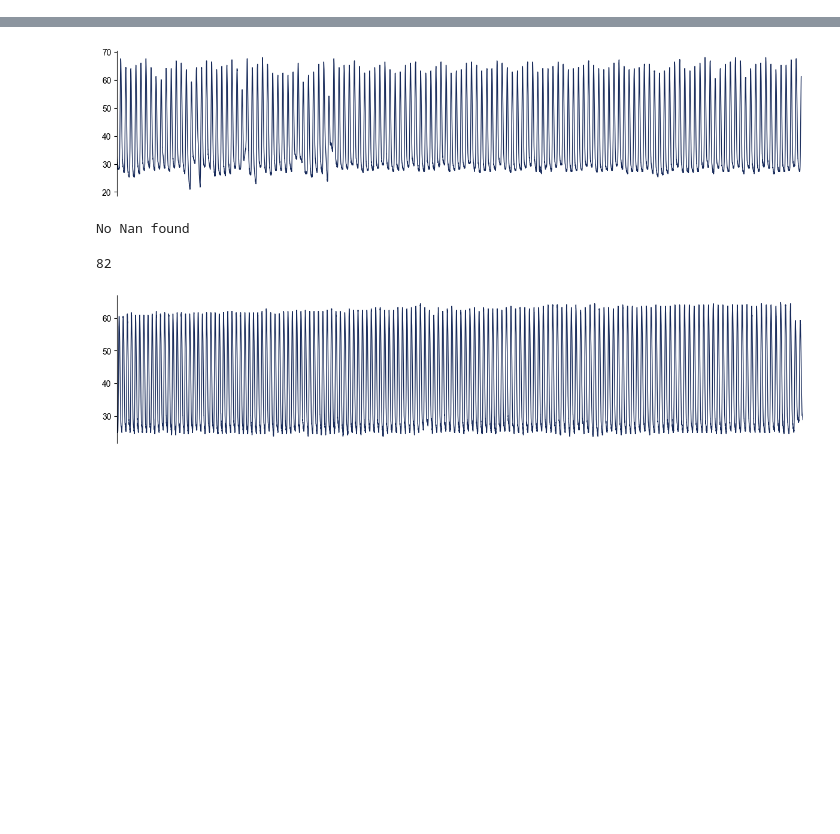
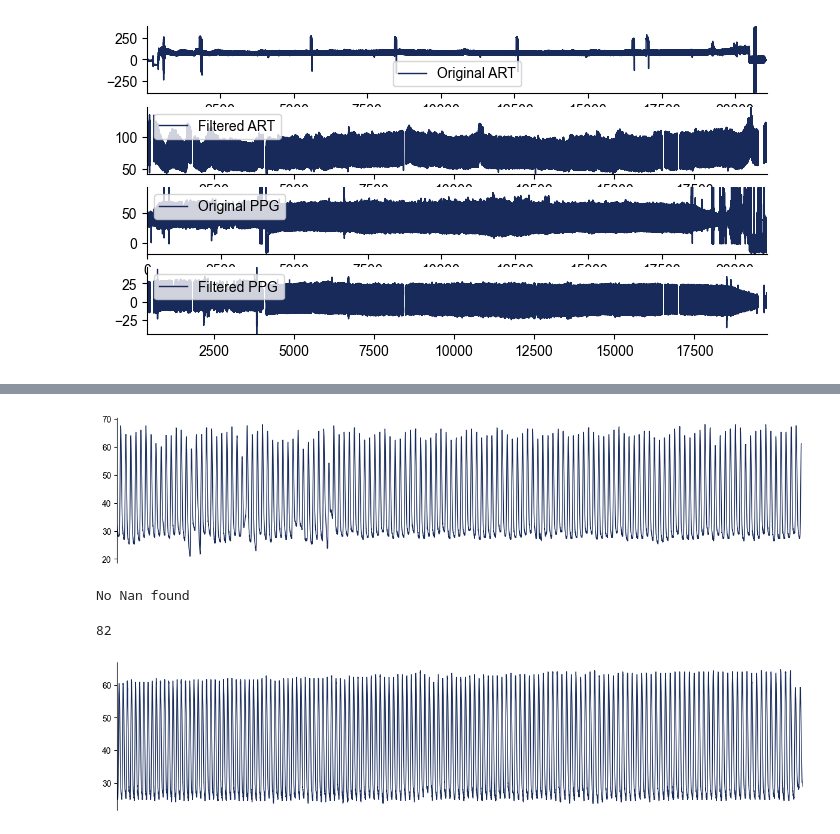
Before and after one commit to rohansanda/bp_prediction_cs229, a Jupyter notebook: processing_take3.ipynb, the cells around one changed output, grey strips where cells are left out. Drawn from its saved outputs; the diff is of its cells as text; code cells hidden in the pictures; blank space fills up the shorter version.

```diff
--- a/processing_take3.ipynb
+++ b/processing_take3.ipynb
@@ -104,0 +216,3 @@ Total 3235 cases found
+# %%
+vcaseids= valid_caseids
+vcaseids
@@ -104,0 +272,85 @@ Total 3235 cases found
+# %%
+for id in vcaseids:
+    vcaseid = caseids[id]
+    track_names = ['ECG_II', 'ART', 'PLETH']
+    vf = vitaldb.VitalFile(caseids[id], track_names)
+    data = vf.to_numpy(track_names, 1/fs)
+    t = np.arange(data.shape[0]) / fs
+
+    art, ppg = data[:, 1], data[:, 2]
+
+    nan_indices = np.isnan(ppg)
+    non_nan_indices = np.arange(len(ppg))[~nan_indices]
+    non_nan_values_ppg = ppg[~nan_indices]
+    non_nan_values_art = art[~nan_indices]
+
+    interp_val_ppg = np.interp(nan_indices.nonzero()[0], non_nan_indices, non_nan_values_ppg)
+    inter_val_art = np.interp(nan_indices.nonzero()[0], non_nan_indices, non_nan_values_art)
+
+    ppg[nan_indices] = interp_val_ppg
+    art[nan_indices] = inter_val_art
+
+    #um(ta=None, tb = None, data=[art, ppg], t=t)
+
+    nyquist_freq = fs / 2
+    cutoff_freq = [0.5, 8]  # Hz
+    order = 4
+
+    # Calculate filter coefficients
+    b, a = ss.butter(order, [0.5 / nyquist_freq, 8 / nyquist_freq], btype='band')
+
+    # Apply zero-phase filtering to PPG signal
+    ppg_filt = ss.filtfilt(b, a, ppg)
+
+    #art_filt = hampel(art, 100, 5)
+    #um(ta=None, tb = None, data=[ppg_filt], t=t)
+
+    ppg_mask = processor_phase1(ppg_filt, art=False)
+    art_mask = processor_phase1(art)
+
+    valid = ppg_mask & art_mask
+
+    labels = np.cumsum(np.diff(valid, prepend=False))
+    counts = np.bincount(labels)[labels]
+    mask = valid & (counts > fs*61)                     #fs*61 is in the window length --> 61 second windows
+
+    artm, ppgm = art.copy(), ppg_filt.copy()
+    artm[~mask] = np.nan
+    ppgm[~mask] = np.nan
+
+    plt.figure(figsize=(8,4))
+    plt.subplot(4,1,1)
+    plt.plot(t, art, lw=1, label = "Original ART")
+    #plt.xlim([0, len(ppg)])
+    sns.despine()
+    plt.gca().margins(0)
+    plt.legend()
+
+    plt.subplot(4,1,2)
+    plt.plot(t, artm, lw=1, label = "Filtered ART")
+    #plt.xlim([0, len(ppg)])
+    sns.despine()
+    plt.gca().margins(0)
+    plt.legend()
+
+    plt.subplot(4,1,3)
+    plt.plot(t, ppg, lw=1, label = "Original PPG")
+    #plt.xlim([0, len(ppg)])
+    sns.despine()
+    plt.gca().margins(0)
+    plt.legend()
+
+    plt.subplot(4,1,4)
+    plt.plot(t, ppgm, lw=1, label = "Filtered PPG")
+    #plt.xlim([0, len(ppg)])
+    sns.despine()
+    plt.gca().margins(0)
+    plt.legend()
+
+    plt.show()
+
+
+
+    # Interpolate NA values
+# %% [output]
+[figure, added]
```
Also changed, not shown: parts of 23 cells of this notebook.
